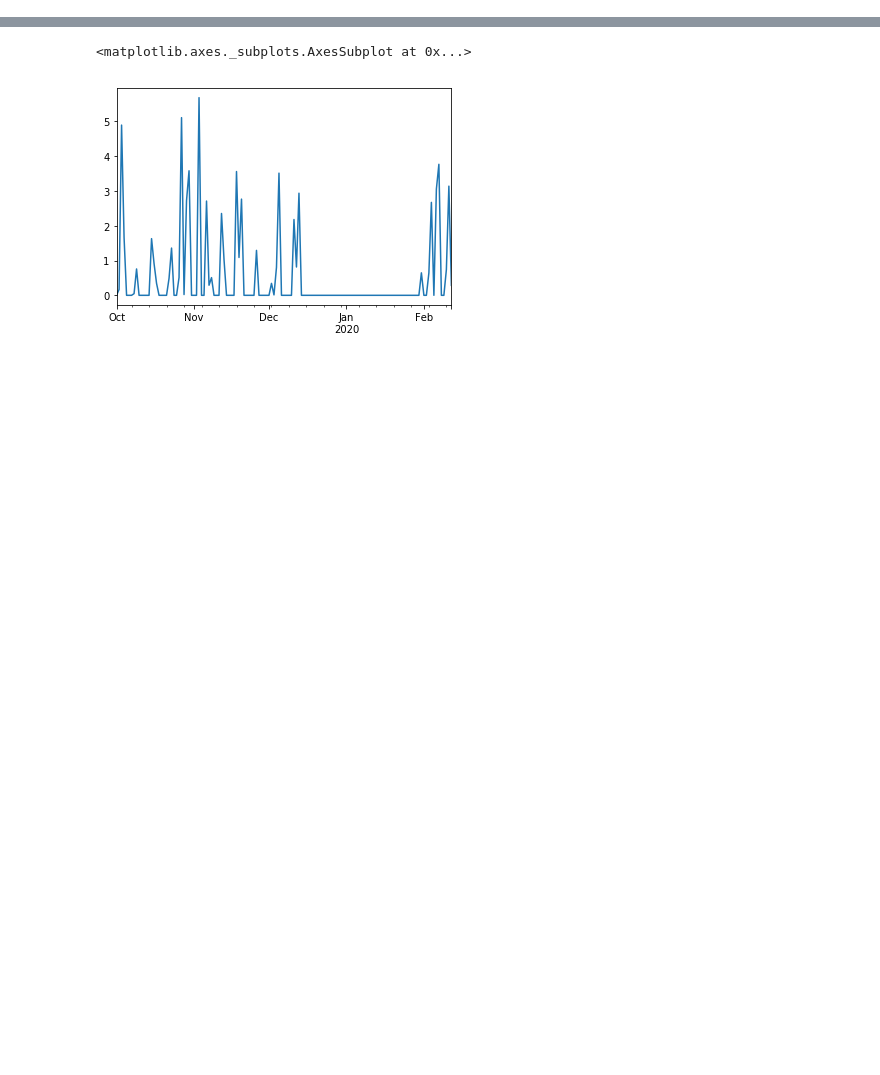
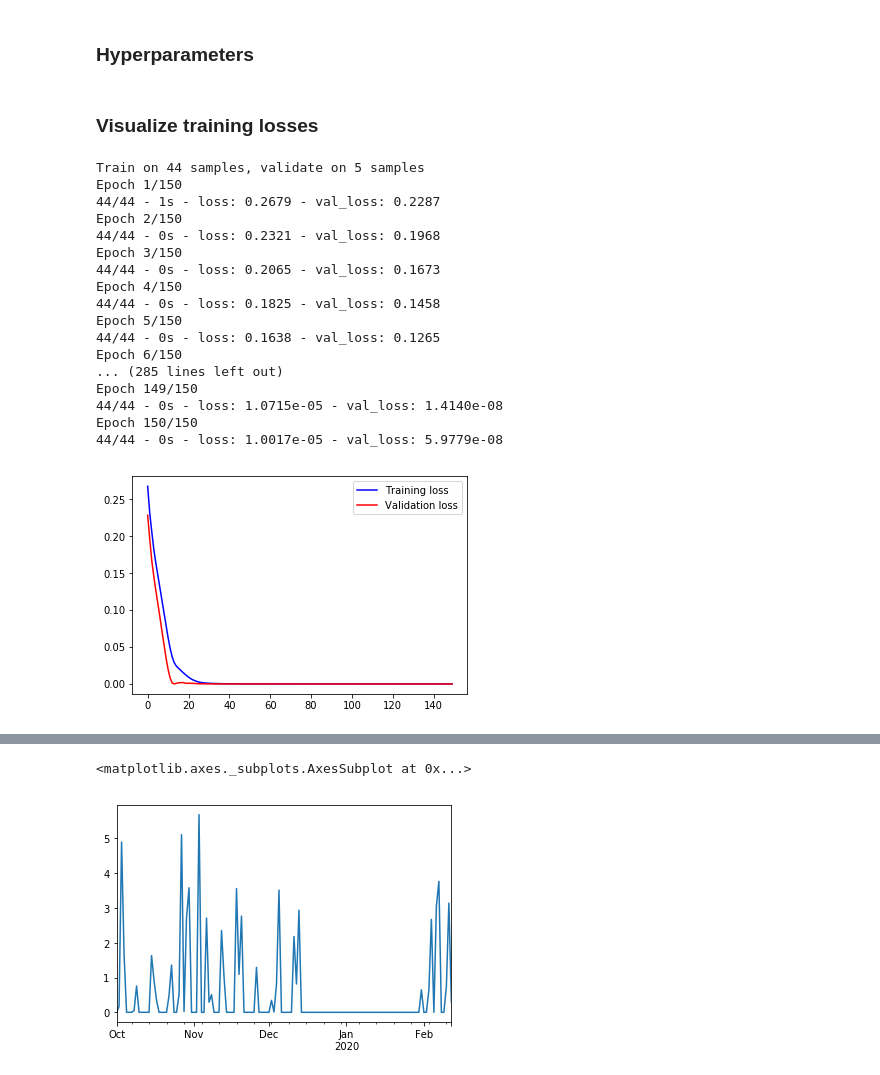
Before and after one commit to WyattMeehan/M3, a Jupyter notebook: src/DataAnalysis/monitor.ipynb, the cells around one changed output, grey strips where cells are left out. Saved outputs shown, nothing was run; the diff lists cells and outputs as text; code cells hidden in the pictures; blank space fills up the shorter version.

```diff
--- a/src/DataAnalysis/monitor.ipynb
+++ b/src/DataAnalysis/monitor.ipynb
@@ -47,0 +118,19 @@ plt.savefig('Anjali2.jpg', dpi=1200, bbox_inches = 'tight')
+# %%
+from tensorflow.keras.layers import Input, LSTM, Dense, PReLU
+from tensorflow.keras.models import Sequential
+
+# shape of output
+sh = 32
+# optimizer
+optimizer = 'nadam'
+# loss function
+f = 'mse'
+
+def build():
+    model = Sequential()
+    model.add(LSTM(sh, input_shape=(size_h, 1))) # Long short-term memory
+    model.add(Dense(sh, activation='linear')) # Dense
+    model.add(PReLU()) # activation for previous dense layer
+    model.add(Dense(1, activation='linear')) # output layer
+    model.compile(optimizer=optimizer, loss=f)
+    return model
@@ -47,0 +141,44 @@ plt.savefig('Anjali2.jpg', dpi=1200, bbox_inches = 'tight')
+# %%
+model_br = build()
+model_not = build()
+# %% [markdown]
+### Hyperparameters
+# %%
+# numbers of epoch
+no = 150
+# test set size
+size = 0.1
+# %% [markdown]
+### Visualize training losses
+# %%
+def pl(track):
+    loss = track.history['loss']
+    val_loss = track.history['val_loss']
+    epochs = range(len(loss))
+    plt.figure()
+    plt.plot(epochs, loss, 'b', label='Training loss')
+    plt.plot(epochs, val_loss, 'r', label='Validation loss')
+    plt.legend()
+    plt.show()
+# %%
+track = model_br.fit(x_br, y_br, epochs=no, verbose=2, validation_split=size, shuffle=True)
+pl(track)
+# %% [output]
+Train on 44 samples, validate on 5 samples
+Epoch 1/150
+44/44 - 1s - loss: 0.2679 - val_loss: 0.2287
+Epoch 2/150
+44/44 - 0s - loss: 0.2321 - val_loss: 0.1968
+Epoch 3/150
+44/44 - 0s - loss: 0.2065 - val_loss: 0.1673
+Epoch 4/150
+44/44 - 0s - loss: 0.1825 - val_loss: 0.1458
+Epoch 5/150
+44/44 - 0s - loss: 0.1638 - val_loss: 0.1265
+Epoch 6/150
+... (285 lines left out)
+Epoch 149/150
+44/44 - 0s - loss: 1.0715e-05 - val_loss: 1.4140e-08
+Epoch 150/150
+44/44 - 0s - loss: 1.0017e-05 - val_loss: 5.9779e-08
+[figure, added]
```
Also changed, not shown: parts of 43 cells of this notebook, 1 other file.
